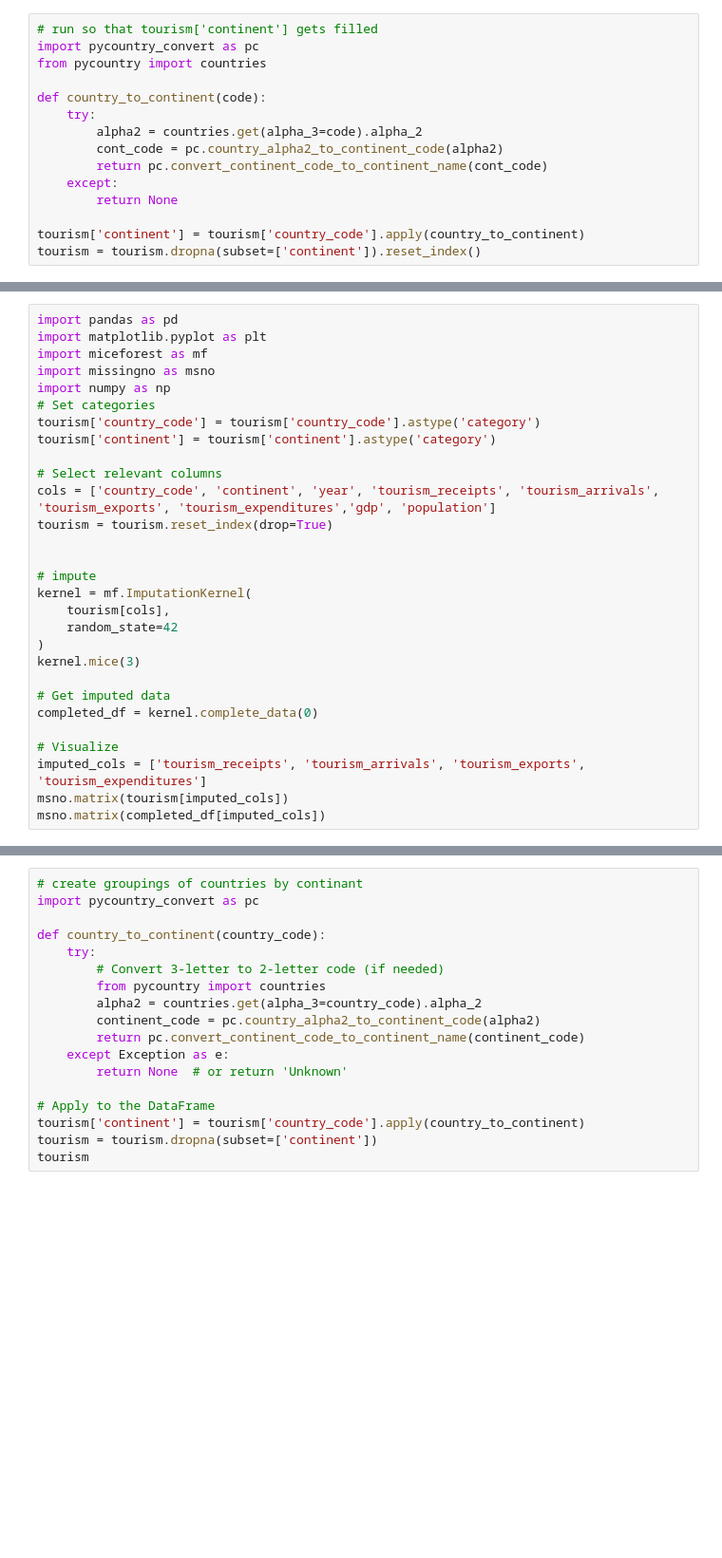
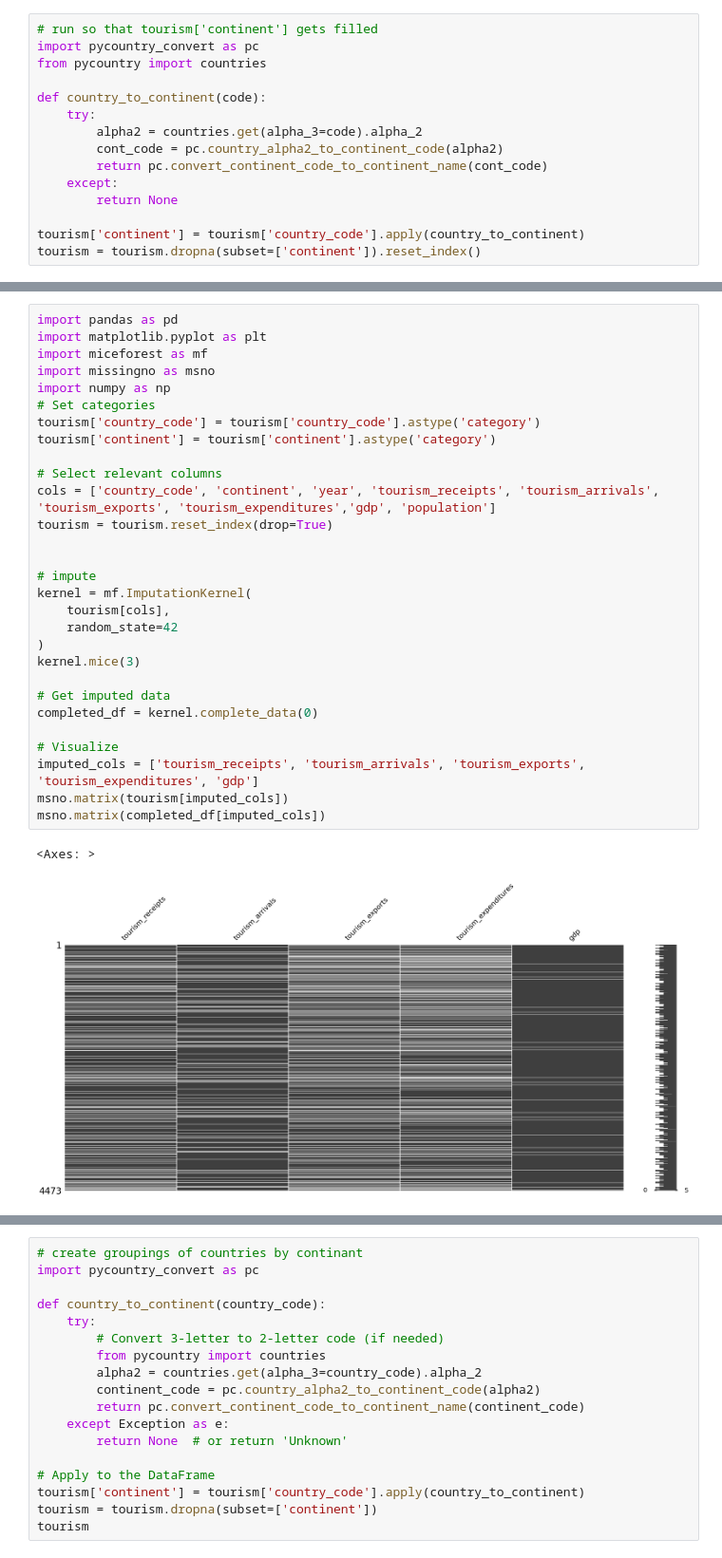
Before and after one commit to vDxbs/DE300, a Jupyter notebook: PROJECT/project.ipynb, the cells around one changed output, grey strips where cells are left out. Shown at 95% size. Drawn from its saved outputs; the diff is of its cells as text; blank space fills up the shorter version.

```diff
--- a/PROJECT/project.ipynb
+++ b/PROJECT/project.ipynb
@@ -78,29 +76,32 @@ tourism.sort_values(by='gdp', ascending=True)
 # %%
 import pandas as pd
 import matplotlib.pyplot as plt
 import miceforest as mf
 import missingno as msno
 import numpy as np
 # Set categories
 tourism['country_code'] = tourism['country_code'].astype('category')
 tourism['continent'] = tourism['continent'].astype('category')
 
 # Select relevant columns
 cols = ['country_code', 'continent', 'year', 'tourism_receipts', 'tourism_arrivals', 'tourism_exports', 'tourism_expenditures','gdp', 'population']
 tourism = tourism.reset_index(drop=True)
 
 
 # impute
 kernel = mf.ImputationKernel(
     tourism[cols],
     random_state=42
 )
 kernel.mice(3)
 
 # Get imputed data
 completed_df = kernel.complete_data(0)
 
 # Visualize
-imputed_cols = ['tourism_receipts', 'tourism_arrivals', 'tourism_exports', 'tourism_expenditures']
+imputed_cols = ['tourism_receipts', 'tourism_arrivals', 'tourism_exports', 'tourism_expenditures', 'gdp']
 msno.matrix(tourism[imputed_cols])
 msno.matrix(completed_df[imputed_cols])
+# %% [output]
+<Axes: >
+[figure, added]
```
Also changed, not shown: parts of 5 cells of this notebook.
